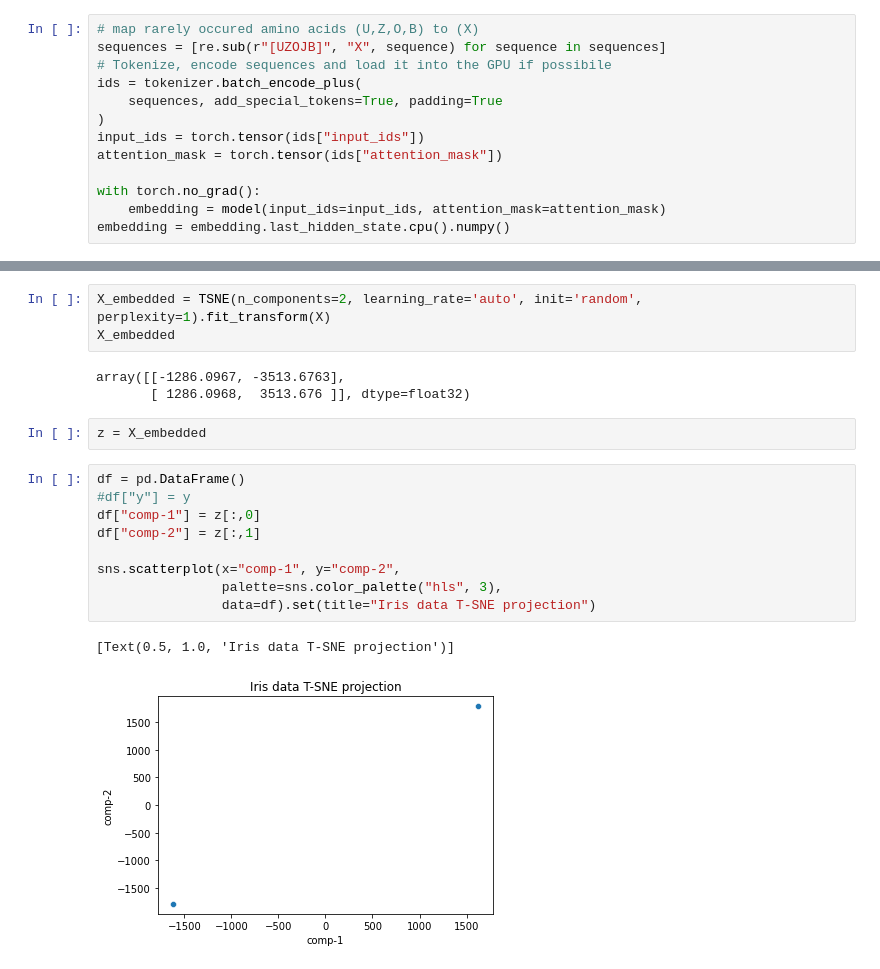
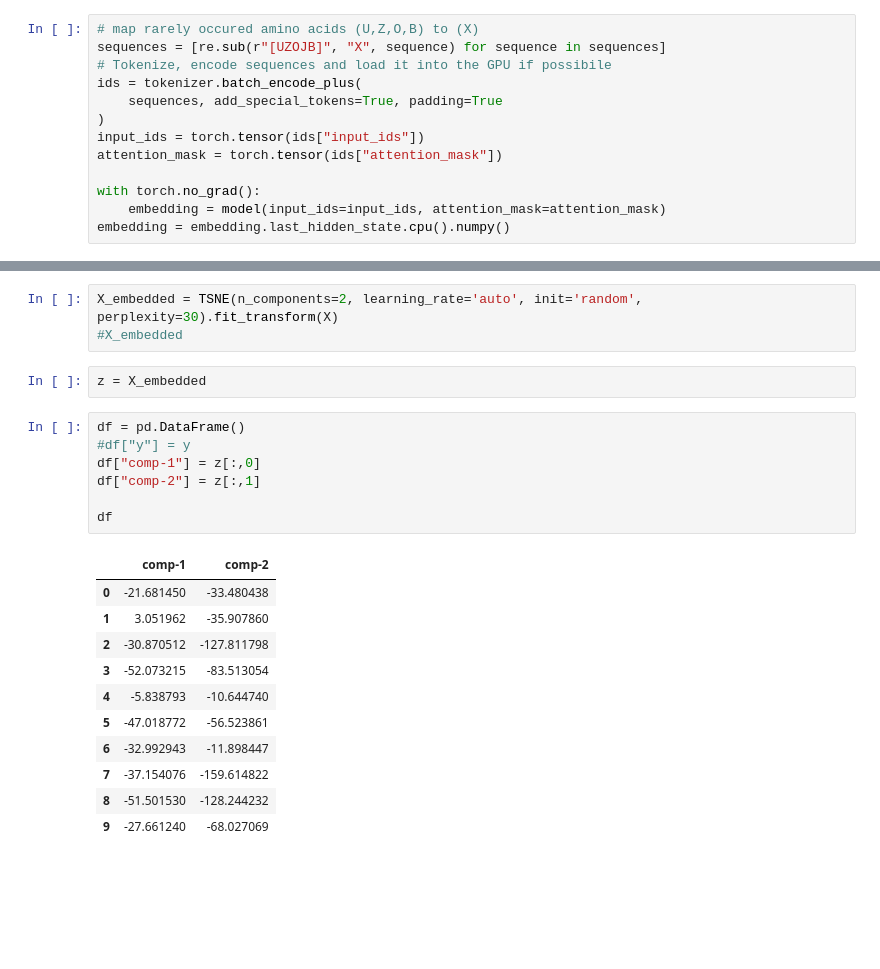
Before and after one commit to anuprulez/protein_transformers, a Jupyter notebook: test_prot_models.ipynb, the cells around one changed output, grey strips where cells are left out. Cells and saved outputs as stored; diff of their text form; blank space fills up the shorter version.

```diff
--- a/test_prot_models.ipynb
+++ b/test_prot_models.ipynb
@@ -117,21 +97,25 @@ X.shape
 # %%
-X_embedded = TSNE(n_components=2, learning_rate='auto', init='random', perplexity=1).fit_transform(X)
-X_embedded
+X_embedded = TSNE(n_components=2, learning_rate='auto', init='random', perplexity=30).fit_transform(X)
+#X_embedded
-# %% [output]
-array([[-1286.0967, -3513.6763],
-       [ 1286.0968,  3513.676 ]], dtype=float32)
 # %%
 z = X_embedded
 # %%
 df = pd.DataFrame()
 #df["y"] = y
 df["comp-1"] = z[:,0]
 df["comp-2"] = z[:,1]
 
-sns.scatterplot(x="comp-1", y="comp-2",
-                palette=sns.color_palette("hls", 3),
-                data=df).set(title="Iris data T-SNE projection")
+df
 # %% [output]
-[Text(0.5, 1.0, 'Iris data T-SNE projection')]
-[figure, removed]
+|  | comp-1 | comp-2 |
+| 0 | -21.681450 | -33.480438 |
+| 1 | 3.051962 | -35.907860 |
+| 2 | -30.870512 | -127.811798 |
+| 3 | -52.073215 | -83.513054 |
+| 4 | -5.838793 | -10.644740 |
+| 5 | -47.018772 | -56.523861 |
+| 6 | -32.992943 | -11.898447 |
+| 7 | -37.154076 | -159.614822 |
+| 8 | -51.501530 | -128.244232 |
+| 9 | -27.661240 | -68.027069 |
 # %%
```
Also changed, not shown: parts of 10 cells of this notebook, 1 other file.
